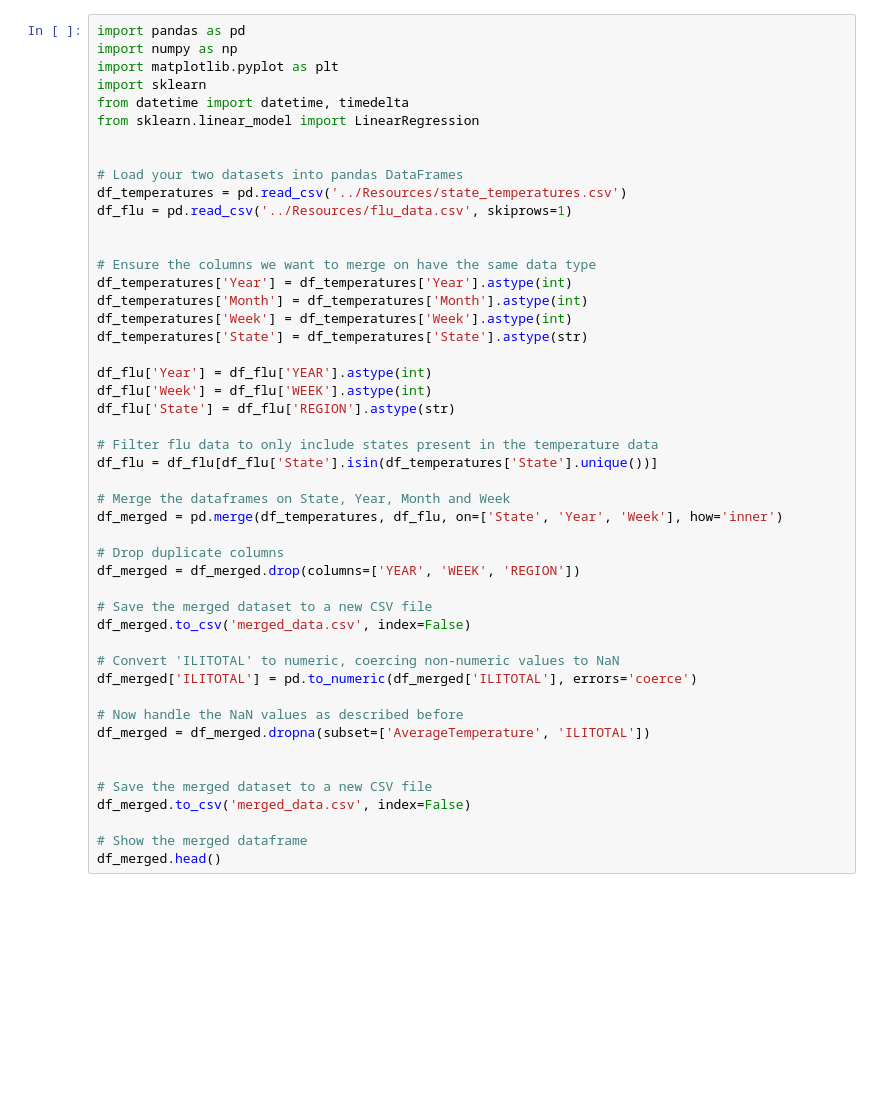
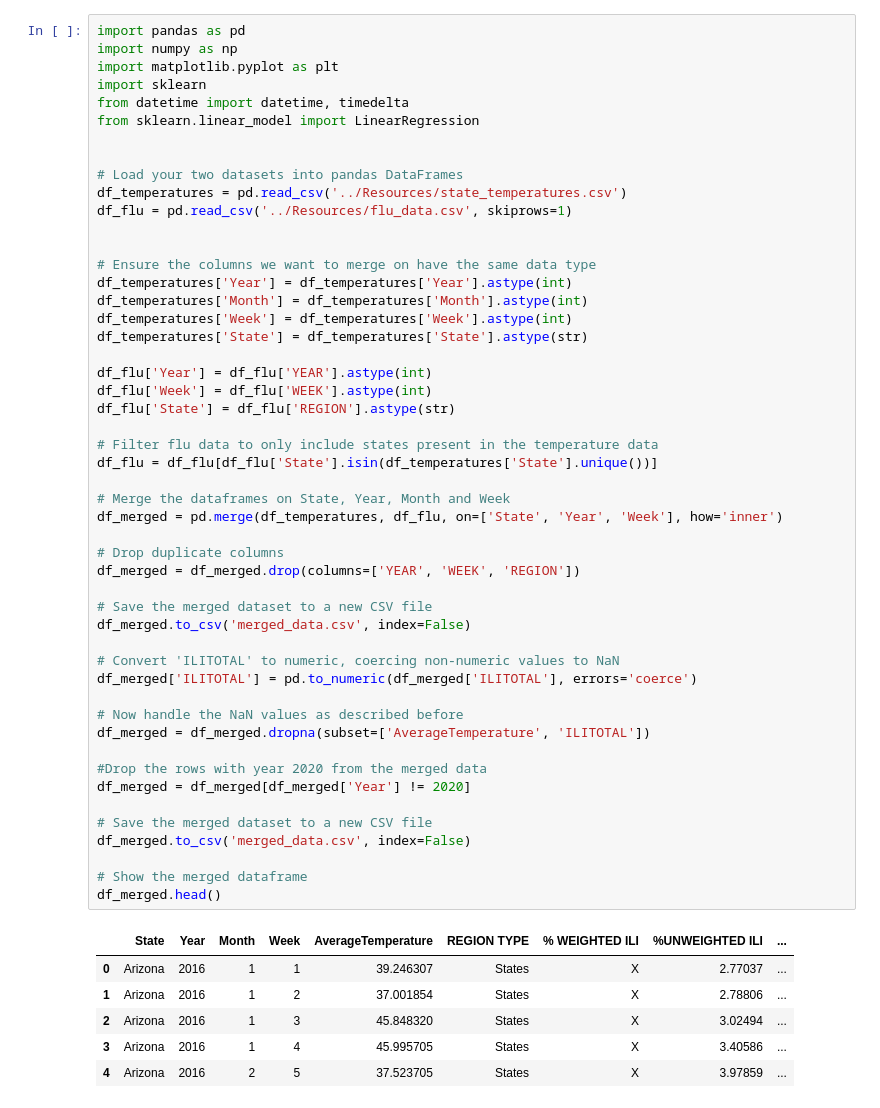
Before and after one commit to anthjordan/projectflutemp, a Jupyter notebook: Weather_py/merge-and-analysis-script.ipynb, the cells around one changed output. Drawn from its saved outputs; the diff is of its cells as text; blank space fills up the shorter version.

```diff
--- a/Weather_py/merge-and-analysis-script.ipynb
+++ b/Weather_py/merge-and-analysis-script.ipynb
@@ -19,33 +19,42 @@ df_temperatures['Week'] = df_temperatures['Week'].astype(int)
 df_temperatures['State'] = df_temperatures['State'].astype(str)
 
 df_flu['Year'] = df_flu['YEAR'].astype(int)
 df_flu['Week'] = df_flu['WEEK'].astype(int)
 df_flu['State'] = df_flu['REGION'].astype(str)
 
 # Filter flu data to only include states present in the temperature data
 df_flu = df_flu[df_flu['State'].isin(df_temperatures['State'].unique())]
 
 # Merge the dataframes on State, Year, Month and Week
 df_merged = pd.merge(df_temperatures, df_flu, on=['State', 'Year', 'Week'], how='inner')
 
 # Drop duplicate columns
 df_merged = df_merged.drop(columns=['YEAR', 'WEEK', 'REGION'])
 
 # Save the merged dataset to a new CSV file
 df_merged.to_csv('merged_data.csv', index=False)
 
 # Convert 'ILITOTAL' to numeric, coercing non-numeric values to NaN
 df_merged['ILITOTAL'] = pd.to_numeric(df_merged['ILITOTAL'], errors='coerce')
 
 # Now handle the NaN values as described before
 df_merged = df_merged.dropna(subset=['AverageTemperature', 'ILITOTAL'])
 
+#Drop the rows with year 2020 from the merged data
+df_merged = df_merged[df_merged['Year'] != 2020]
 
 # Save the merged dataset to a new CSV file
 df_merged.to_csv('merged_data.csv', index=False)
 
 # Show the merged dataframe
 df_merged.head()
+# %% [output]
+|  | State | Year | Month | Week | AverageTemperature | REGION TYPE | % WEIGHTED ILI | %UNWEIGHTED ILI | ... |
+| 0 | Arizona | 2016 | 1 | 1 | 39.246307 | States | X | 2.77037 | ... |
+| 1 | Arizona | 2016 | 1 | 2 | 37.001854 | States | X | 2.78806 | ... |
+| 2 | Arizona | 2016 | 1 | 3 | 45.848320 | States | X | 3.02494 | ... |
+| 3 | Arizona | 2016 | 1 | 4 | 45.995705 | States | X | 3.40586 | ... |
+| 4 | Arizona | 2016 | 2 | 5 | 37.523705 | States | X | 3.97859 | ... |
 # %%
 #Correlation Analysis
 #This would allow you to measure the strength and direction of the relationship between the average temperature and the number of flu patients
```
Also changed, not shown: parts of 6 cells of this notebook, 9 other files.
